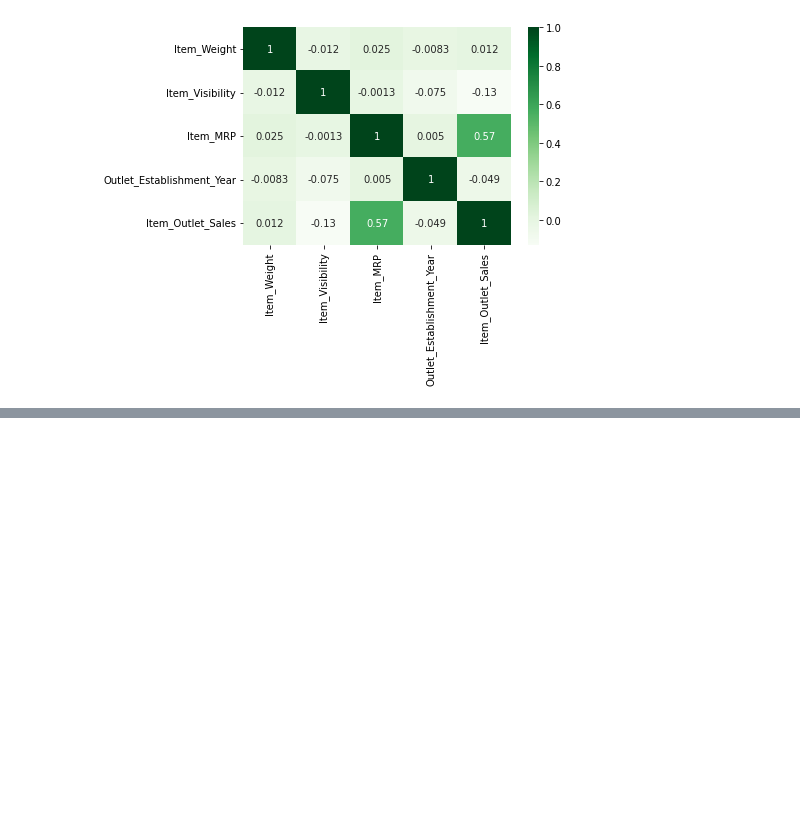
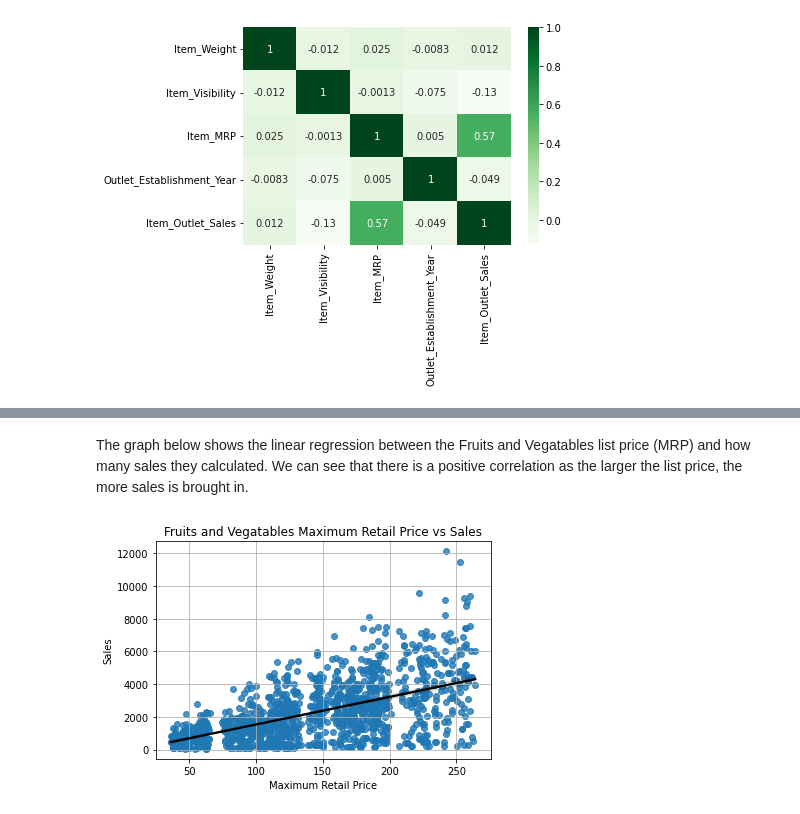
Before and after one commit to mkwak92/food_sales_predictions, a Jupyter notebook: Food_Sales_Predictions.ipynb, the cells around one changed output, grey strips where cells are left out. Drawn from its saved outputs; the diff is of its cells as text; code cells hidden in the pictures; blank space fills up the shorter version.

```diff
--- a/Food_Sales_Predictions.ipynb
+++ b/Food_Sales_Predictions.ipynb
@@ -342,0 +373,15 @@ sns.heatmap(corr, cmap = 'Greens', annot = True)
+# %%
+fruits_veg = df['Item_Type'] == 'Fruits and Vegetables' #created a variable just to look at Fruits and Vegetables
+df_fruits_veg = df[fruits_veg]
+snack_food = df['Item_Type'] == 'Snack Foods'
+df_snack = df[snack_food]
+# %% [markdown]
+The graph below shows the linear regression between the Fruits and Vegatables list price (MRP) and how many sales they calculated. We can see that there is a positive correlation as the larger the list price, the more sales is brought in.
+# %%
+ax = sns.regplot(data=df_fruits_veg, x = 'Item_MRP', y = 'Item_Outlet_Sales', line_kws = {'color':'black', 'ls': '-'})
+plt.title('Fruits and Vegatables Maximum Retail Price vs Sales')
+plt.xlabel('Maximum Retail Price')
+plt.ylabel('Sales')
+plt.grid()
+# %% [output]
+[figure, added]
```
Also changed, not shown: parts of 8 cells of this notebook.
